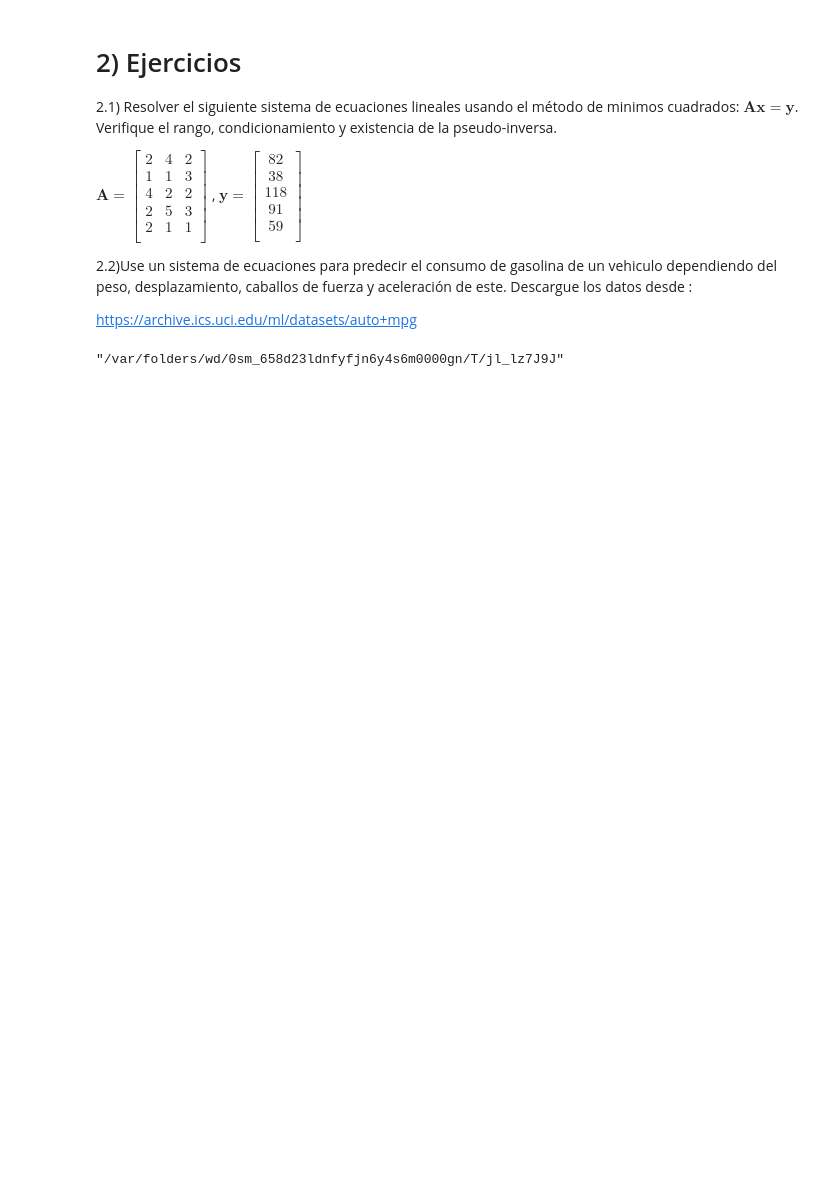
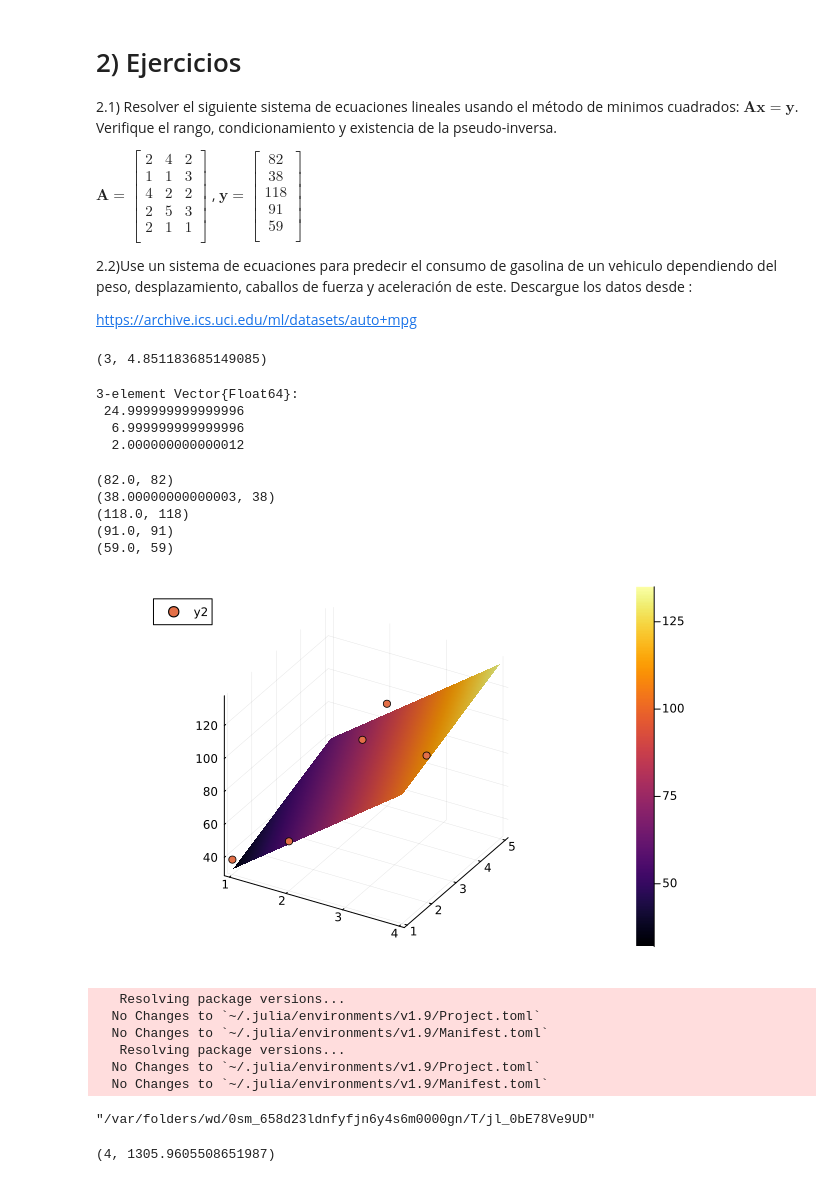
Before and after one commit to sherna90/computacion_numerica, a Jupyter notebook: 8-Minimos_cuadrados.ipynb, the cells around one changed output. Saved outputs shown, nothing was run; the diff lists cells and outputs as text; code cells hidden in the pictures; blank space fills up the shorter version.

```diff
--- a/8-Minimos_cuadrados.ipynb
+++ b/8-Minimos_cuadrados.ipynb
@@ -94,7 +106,67 @@ $\boldsymbol{y}=\begin{bmatrix} 82\\
 2.2)Use un sistema de ecuaciones para predecir el consumo de gasolina de un vehiculo dependiendo del peso, desplazamiento, caballos de fuerza y aceleración de este. Descargue los datos desde :
 
 https://archive.ics.uci.edu/ml/datasets/auto+mpg
+# %%
+ A=[2 4 2;
+    1 1 3;
+    4 2 2;
+    2 5 3;
+    2 1 1];
+y=[82;
+   38;
+   118;
+   91;
+   59];
+# %%
+rank(A),cond(A)
+# %% [output]
+(3, 4.851183685149085)
+# %%
+x=pinv(A)*y
+# %% [output]
+3-element Vector{Float64}:
+ 24.999999999999996
+  6.999999999999996
+  2.000000000000012
+# %%
+for i in zip(A*x,y)
+    println(i)
+end
+# %% [output]
+(82.0, 82)
+(38.00000000000003, 38)
+(118.0, 118)
+(91.0, 91)
+(59.0, 59)
+# %%
+using Plots
+
+function lin_fun(x::Vector,w::Vector)
+  return x[1]*w[1]+x[2]*w[2]
+end
+
+a1 =range(minimum(A[:,1]), stop = maximum(A[:,1]), length = 100)
+a2 =range(minimum(A[:,2]), stop = maximum(A[:,2]), length = 100)
+
+surface(a1, a2, (a1, a2) -> lin_fun([a1,a2],x))
+scatter3d!(A[:,1],A[:,2],y)
+# %% [output]
+[figure, added]
 # %%
-file=Downloads.download("https://archive.ics.uci.edu/ml/machine-learning-databases/auto-mpg/auto-mpg.data")
+import Pkg;
+Pkg.add("CSV");
+Pkg.add("DataFrames");
+
+using Downloads;
+using DelimitedFiles;
+using DataFrames;
+
+http_response=Downloads.download("https://archive.ics.uci.edu/ml/machine-learning-databases/auto-mpg/auto-mpg.data")
 # %% [output]
-"/var/folders/wd/0sm_658d23ldnfyfjn6y4s6m0000gn/T/jl_lz7J9J"
+   Resolving package versions...
+  No Changes to `~/.julia/environments/v1.9/Project.toml`
+  No Changes to `~/.julia/environments/v1.9/Manifest.toml`
+   Resolving package versions...
+  No Changes to `~/.julia/environments/v1.9/Project.toml`
+  No Changes to `~/.julia/environments/v1.9/Manifest.toml`
+"/var/folders/wd/0sm_658d23ldnfyfjn6y4s6m0000gn/T/jl_0bE78Ve9UD"
@@ -100,0 +183,4 @@ file=Downloads.download("https://archive.ics.uci.edu/ml/machine-learning-databas
+# %%
+rank(A),cond(A)
+# %% [output]
+(4, 1305.9605508651987)
```
Also changed, not shown: parts of 18 cells of this notebook.
